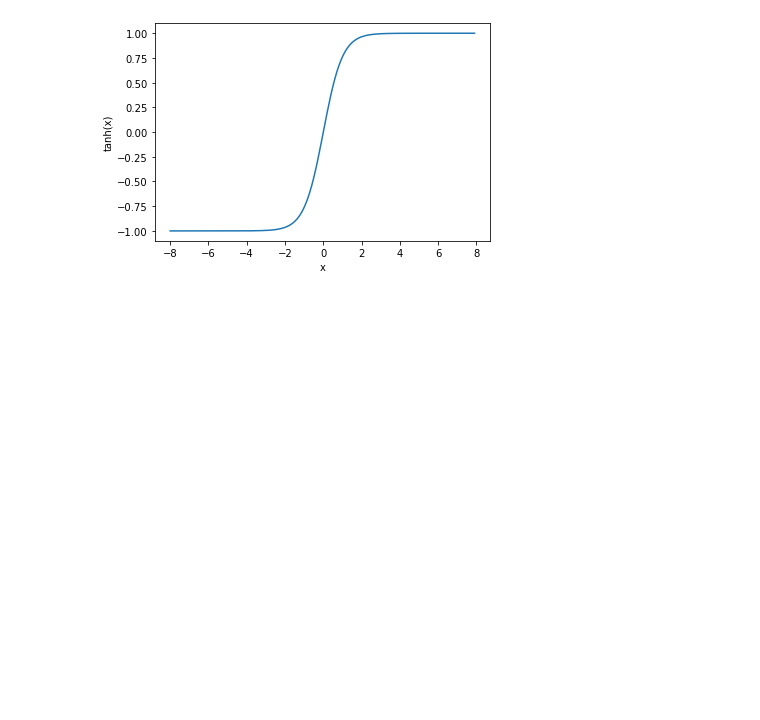
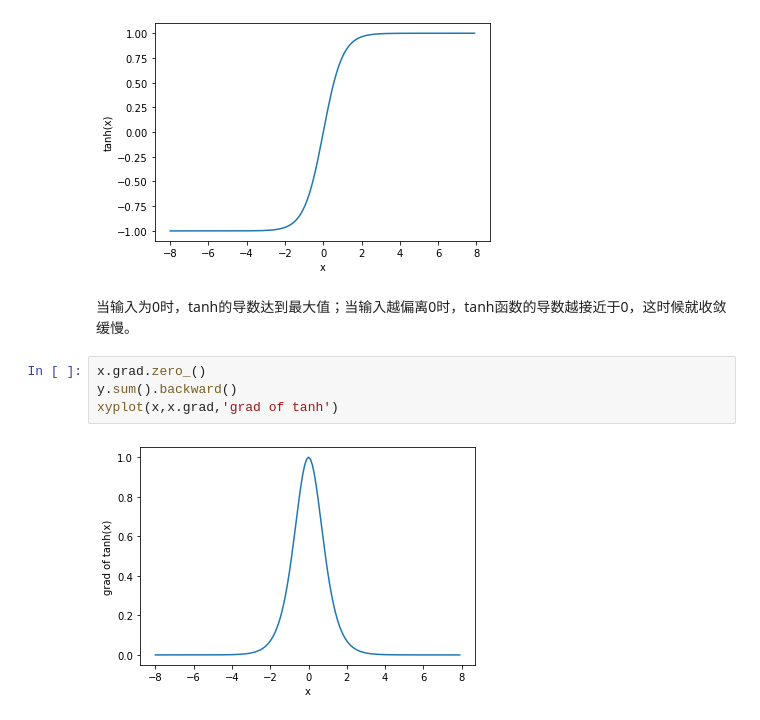
Before and after one commit to brookicv/DLearning, a Jupyter notebook: DiveInfoDL/3.8多层感知机.ipynb, the cells around one changed output. Saved outputs shown, nothing was run; the diff lists cells and outputs as text; blank space fills up the shorter version.

```diff
--- a/DiveInfoDL/3.8多层感知机.ipynb
+++ b/DiveInfoDL/3.8多层感知机.ipynb
@@ -90,3 +90,11 @@ y = x.tanh()
 xyplot(x,y,'tanh')
 # %% [output]
 [figure]
+# %% [markdown]
+当输入为0时，tanh的导数达到最大值；当输入越偏离0时，tanh函数的导数越接近于0，这时候就收敛缓慢。
+# %%
+x.grad.zero_()
+y.sum().backward()
+xyplot(x,x.grad,'grad of tanh')
+# %% [output]
+[figure, added]
```
